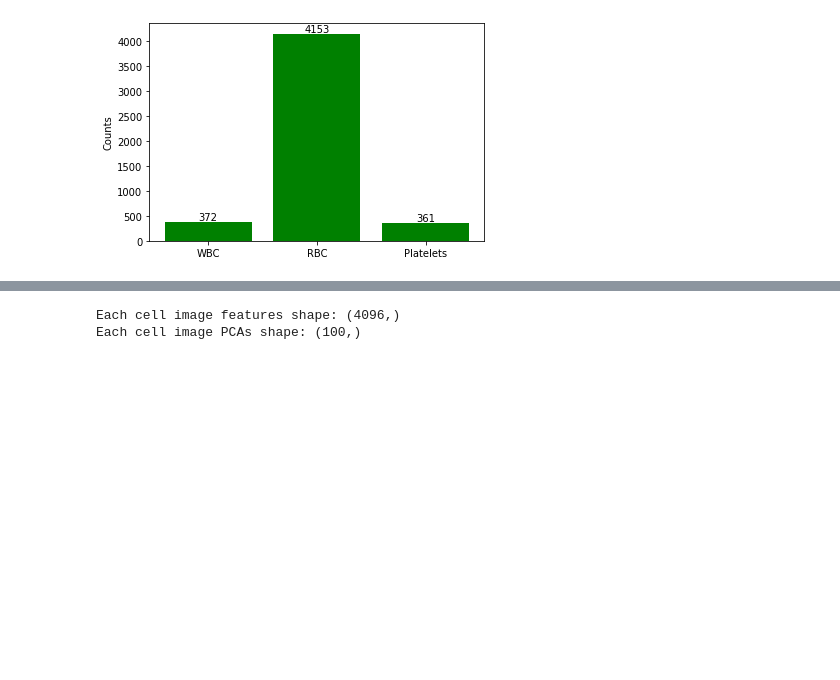
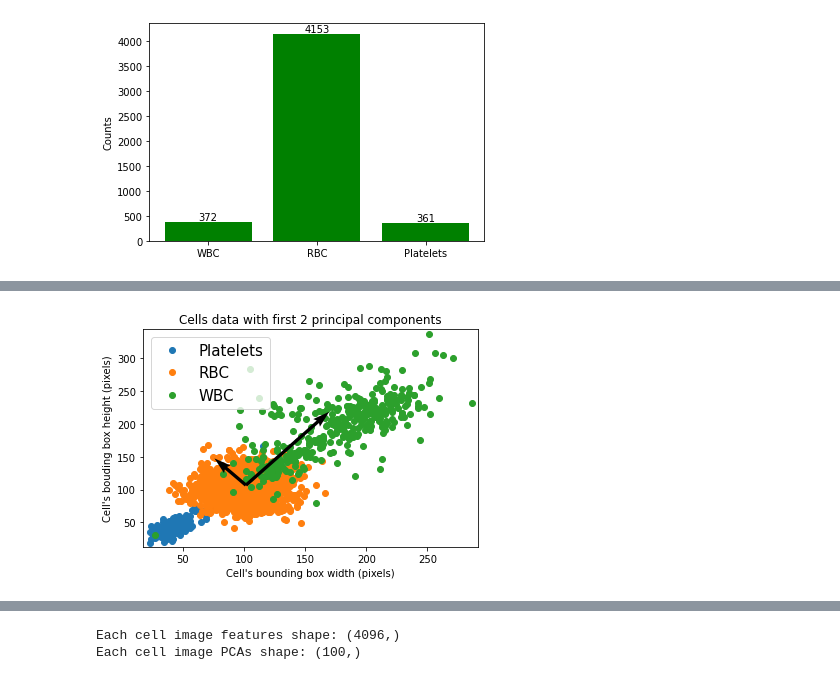
Before and after one commit to teodora-petkova/artificial-intelligence-course, a Jupyter notebook: Machine-Learning/Trials/Cells_Classification.ipynb, the cells around one changed output, grey strips where cells are left out. Drawn from its saved outputs; the diff is of its cells as text; code cells hidden in the pictures; blank space fills up the shorter version.

```diff
--- a/Machine-Learning/Trials/Cells_Classification.ipynb
+++ b/Machine-Learning/Trials/Cells_Classification.ipynb
@@ -584,0 +590,30 @@ Process:
+# %%
+pca_for_test = PCA(n_components=2, random_state=random_seed)
+pca_for_test.fit_transform(stored_cells_data[["bounding_box_width",
+                                              "bounding_box_height",
+                                              "mean_red_color_intensity",
+                                              "mean_blue_color_intesity",
+                                              "mean_green_color_intensity"]])
+
+eigen_vectors = pca_for_test.components_
+
+for key, group in stored_cells_data.groupby(["cell_type"]):
+    plt.plot(group["bounding_box_width"], group["bounding_box_height"],
+               label=key, marker='o', linestyle="none")
+
+# arrows showing the eigenvectors - PCA 1 and PCA 2
+plt.quiver([np.mean(stored_cells_data.bounding_box_width)]*2,
+           [np.mean(stored_cells_data.bounding_box_height)]*2,
+           eigen_vectors[:, 1],
+           eigen_vectors[:, 0],
+           zorder=11,
+           width=0.01,
+           scale=3)
+
+plt.legend(loc=0, fontsize=15)
+plt.margins(0.02)
+plt.xlabel("Cell's bounding box width (pixels)")
+plt.ylabel("Cell's bouding box height (pixels)")
+plt.title("Cells data with first 2 principal components");
+# %% [output]
+[figure, added]
```
Also changed, not shown: parts of 20 cells of this notebook.
